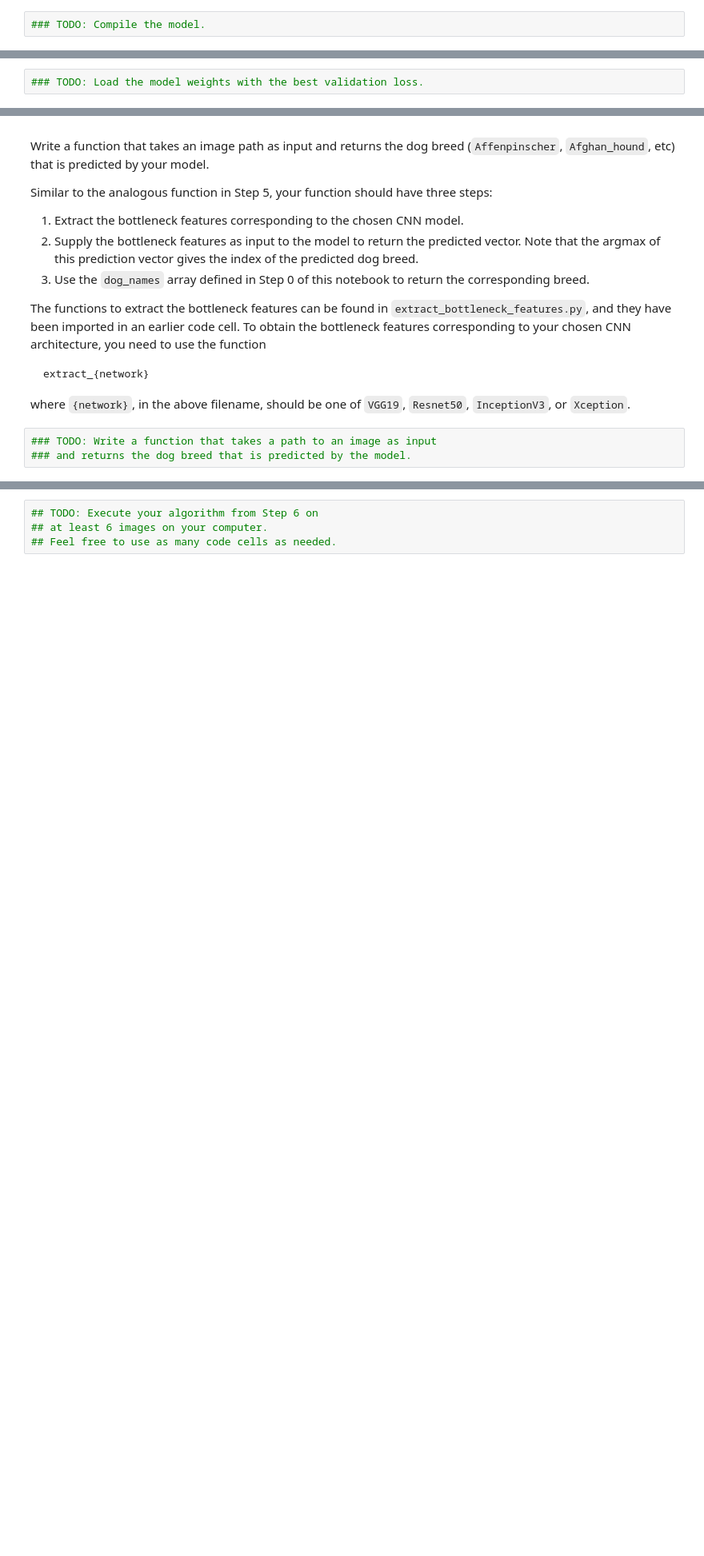
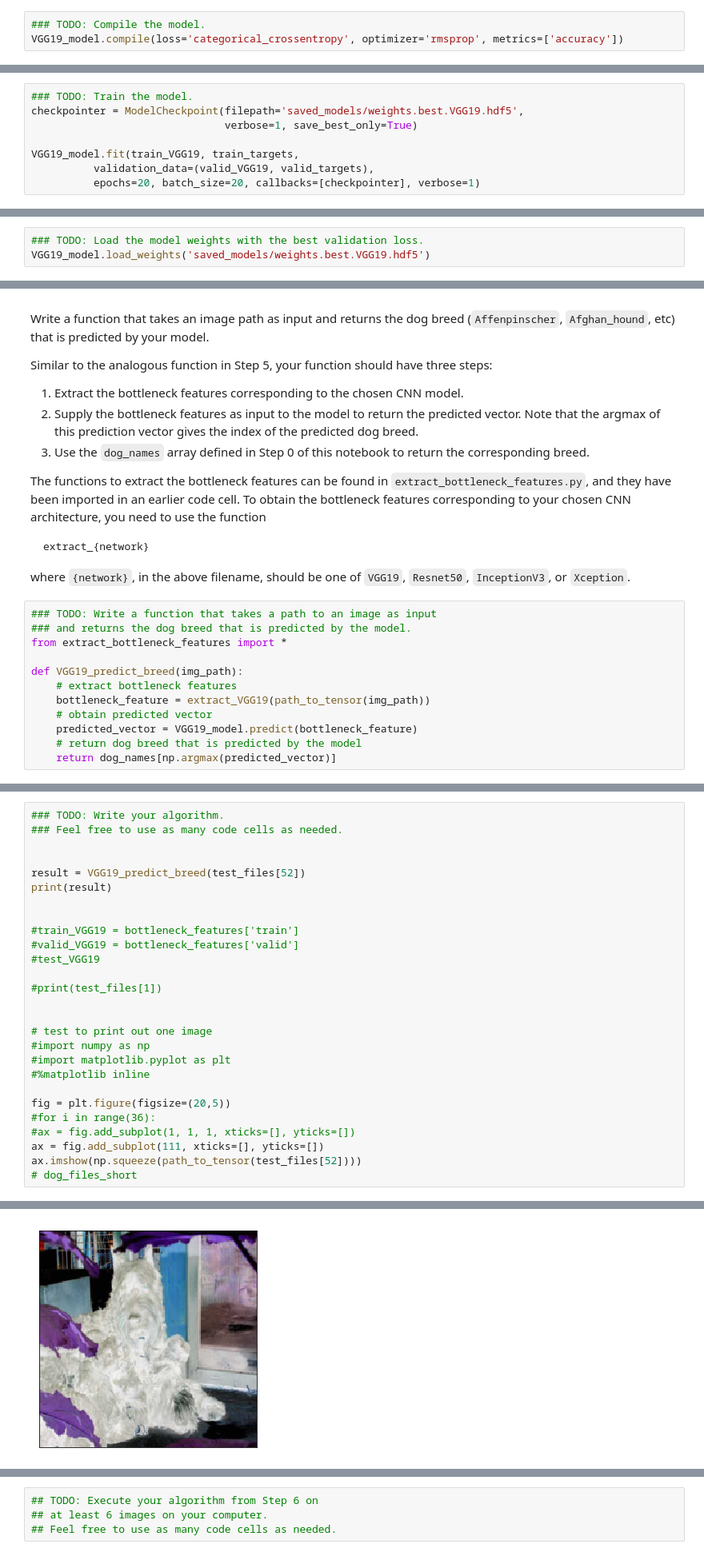
Before and after one commit to jwilliams9090/UdacityDeepLearning, a Jupyter notebook: dog_app.ipynb, the cells around one changed output, grey strips where cells are left out. Shown at 80% size. Drawn from its saved outputs; the diff is of its cells as text; blank space fills up the shorter version.

```diff
--- a/dog_app.ipynb
+++ b/dog_app.ipynb
@@ -667,6 +710,7 @@ __Answer:__
 ### (IMPLEMENTATION) Compile the Model
 # %%
 ### TODO: Compile the model.
+VGG19_model.compile(loss='categorical_crossentropy', optimizer='rmsprop', metrics=['accuracy'])
 # %% [markdown]
 ### (IMPLEMENTATION) Train the Model
 
@@ -677,0 +720,8 @@ You are welcome to [augment the training data](https://blog.keras.io/building-po
+# %%
+### TODO: Train the model.
+checkpointer = ModelCheckpoint(filepath='saved_models/weights.best.VGG19.hdf5',
+                               verbose=1, save_best_only=True)
+
+VGG19_model.fit(train_VGG19, train_targets,
+          validation_data=(valid_VGG19, valid_targets),
+          epochs=20, batch_size=20, callbacks=[checkpointer], verbose=1)
@@ -679,6 +748,7 @@ You are welcome to [augment the training data](https://blog.keras.io/building-po
 ### (IMPLEMENTATION) Load the Model with the Best Validation Loss
 # %%
 ### TODO: Load the model weights with the best validation loss.
+VGG19_model.load_weights('saved_models/weights.best.VGG19.hdf5')
 # %% [markdown]
 ### (IMPLEMENTATION) Test the Model
 
@@ -703,6 +781,15 @@ where `{network}`, in the above filename, should be one of `VGG19`, `Resnet50`,
 # %%
 ### TODO: Write a function that takes a path to an image as input
 ### and returns the dog breed that is predicted by the model.
+from extract_bottleneck_features import *
+
+def VGG19_predict_breed(img_path):
+    # extract bottleneck features
+    bottleneck_feature = extract_VGG19(path_to_tensor(img_path))
+    # obtain predicted vector
+    predicted_vector = VGG19_model.predict(bottleneck_feature)
+    # return dog breed that is predicted by the model
+    return dog_names[np.argmax(predicted_vector)]
 # %% [markdown]
 ---
 <a id='step6'></a>
@@ -726,0 +811,28 @@ Some sample output for our algorithm is provided below, but feel free to design
+# %%
+### TODO: Write your algorithm.
+### Feel free to use as many code cells as needed.
+
+
+result = VGG19_predict_breed(test_files[52])
+print(result)
+
+
+#train_VGG19 = bottleneck_features['train']
+#valid_VGG19 = bottleneck_features['valid']
+#test_VGG19
+
+#print(test_files[1])
+
+
+# test to print out one image
+#import numpy as np
+#import matplotlib.pyplot as plt
+#%matplotlib inline
+
+fig = plt.figure(figsize=(20,5))
+#for i in range(36):
+#ax = fig.add_subplot(1, 1, 1, xticks=[], yticks=[])
+ax = fig.add_subplot(111, xticks=[], yticks=[])
+ax.imshow(np.squeeze(path_to_tensor(test_files[52])))
+# dog_files_short
+# %% [output]
@@ -727,3 +841,4 @@ Some sample output for our algorithm is provided below, but feel free to design
+[figure, added]
 # %% [markdown]
 ---
 <a id='step7'></a>
```
Also changed, not shown: parts of 20 cells of this notebook.
